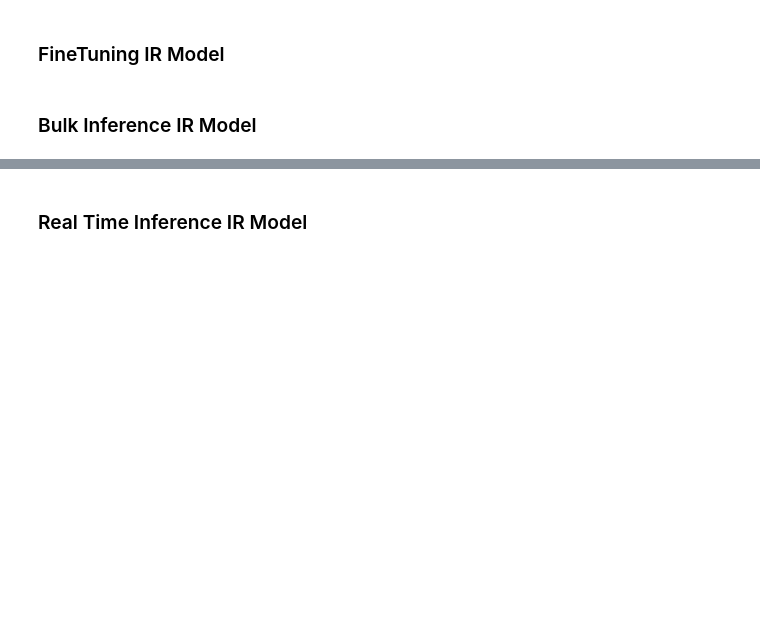
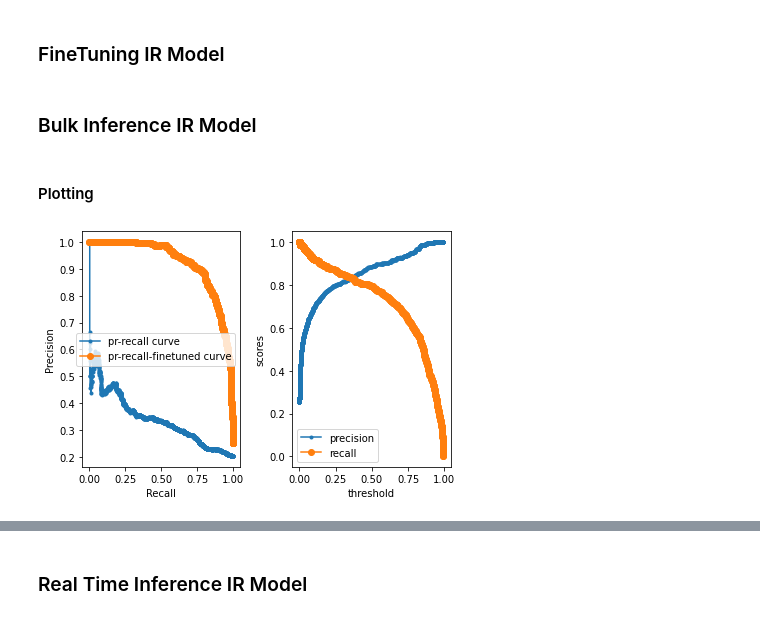
Before and after one commit to RiverDong/-, a Jupyter notebook: QuestionAnsweringSystem-Pytorch.ipynb, the cells around one changed output, grey strips where cells are left out. Saved outputs shown, nothing was run; the diff lists cells and outputs as text; code cells hidden in the pictures; blank space fills up the shorter version.

Commit message:
changes to inference

```diff
--- a/QuestionAnsweringSystem-Pytorch.ipynb
+++ b/QuestionAnsweringSystem-Pytorch.ipynb
@@ -87,0 +88,36 @@ sys.path.append('/home/srikamma/efs/workspace/CS-QASystem-Torch/src/CS-QASystem-
+# %% [markdown]
+#### Plotting
+# %%
+import pandas as pd
+import numpy as np
+from matplotlib import pyplot
+from sklearn.metrics import precision_recall_curve
+bertbase_prediction_file = '/home/srikamma/efs/work/QASystem/QAModel/output_torch/cross/ir_artifacts/bertbase_inference/prediction.csv'
+bertbase_finetuned_prediction_file = '/home/srikamma/efs/work/QASystem/QAModel/output_torch/cross/ir_artifacts/bertbase_inference_finetuned/prediction.csv'
+pred = pd.read_csv(bertbase_prediction_file,sep='\t')
+pred_finetuned = pd.read_csv(bertbase_finetuned_prediction_file,sep='\t')
+precision, recall, threshold = precision_recall_curve(pred.actuals.to_list(),pred.predictions.to_list())
+precision_finetuned, recall_finetuned, threshold_finetuned = precision_recall_curve(pred_finetuned.actuals.to_list(),pred_finetuned.predictions.to_list())
+
+
+pyplot.subplot(1,2,1)
+pyplot.plot(recall,precision,marker='.',label='pr-recall curve')
+pyplot.plot(recall_finetuned,precision_finetuned,marker='o',label='pr-recall-finetuned curve')
+# axis labels
+pyplot.xlabel('Recall')
+pyplot.ylabel('Precision')
+#show legend
+pyplot.legend()
+
+pyplot.subplot(1,2,2)
+pyplot.plot(threshold_finetuned,precision_finetuned[:-1],marker='.',label='precision')
+pyplot.plot(threshold_finetuned,recall_finetuned[:-1],marker='o',label='recall')
+pyplot.xlabel('threshold')
+pyplot.ylabel('scores')
+# show the legend
+pyplot.legend()
+# show the plot
+pyplot.tight_layout()
+pyplot.show()
+# %% [output]
+[figure, added]
```
Also changed, not shown: parts of 10 cells of this notebook, 3 other files.
